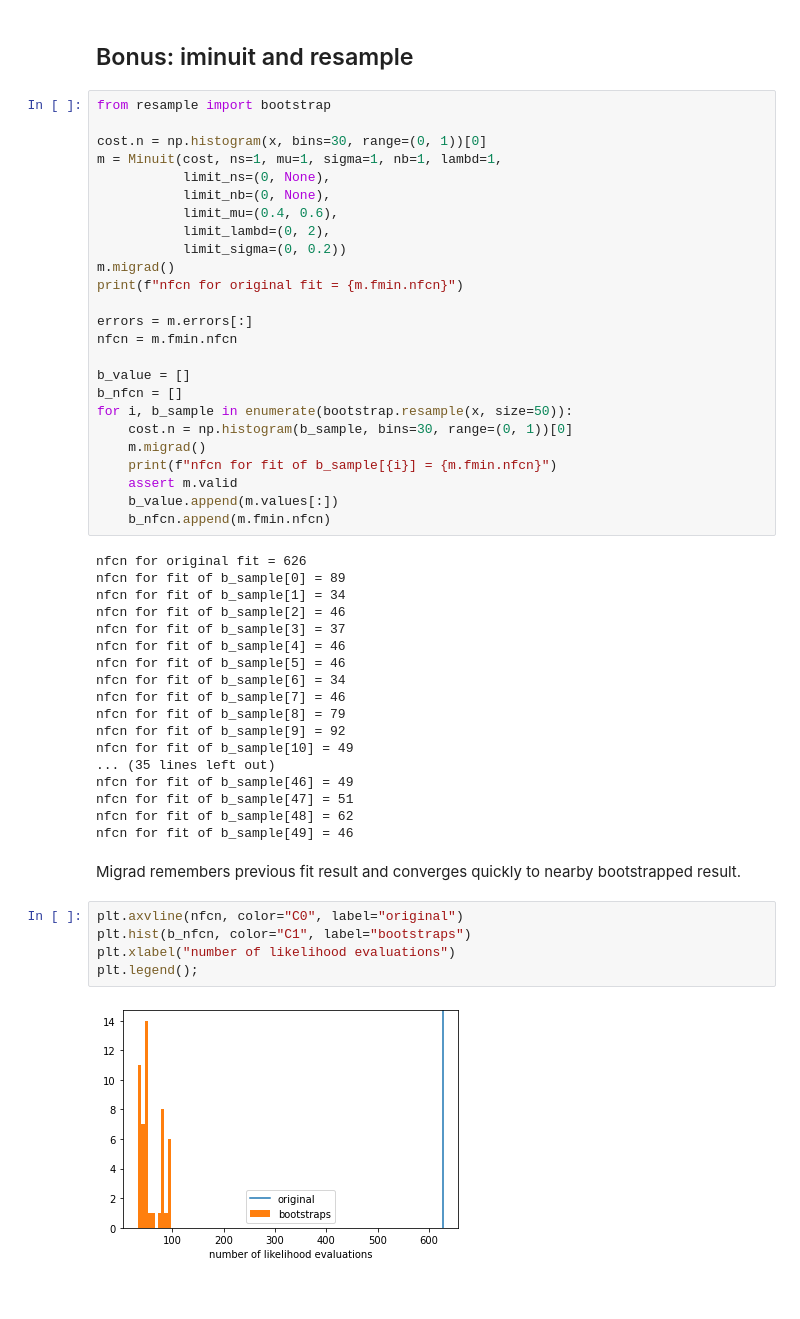
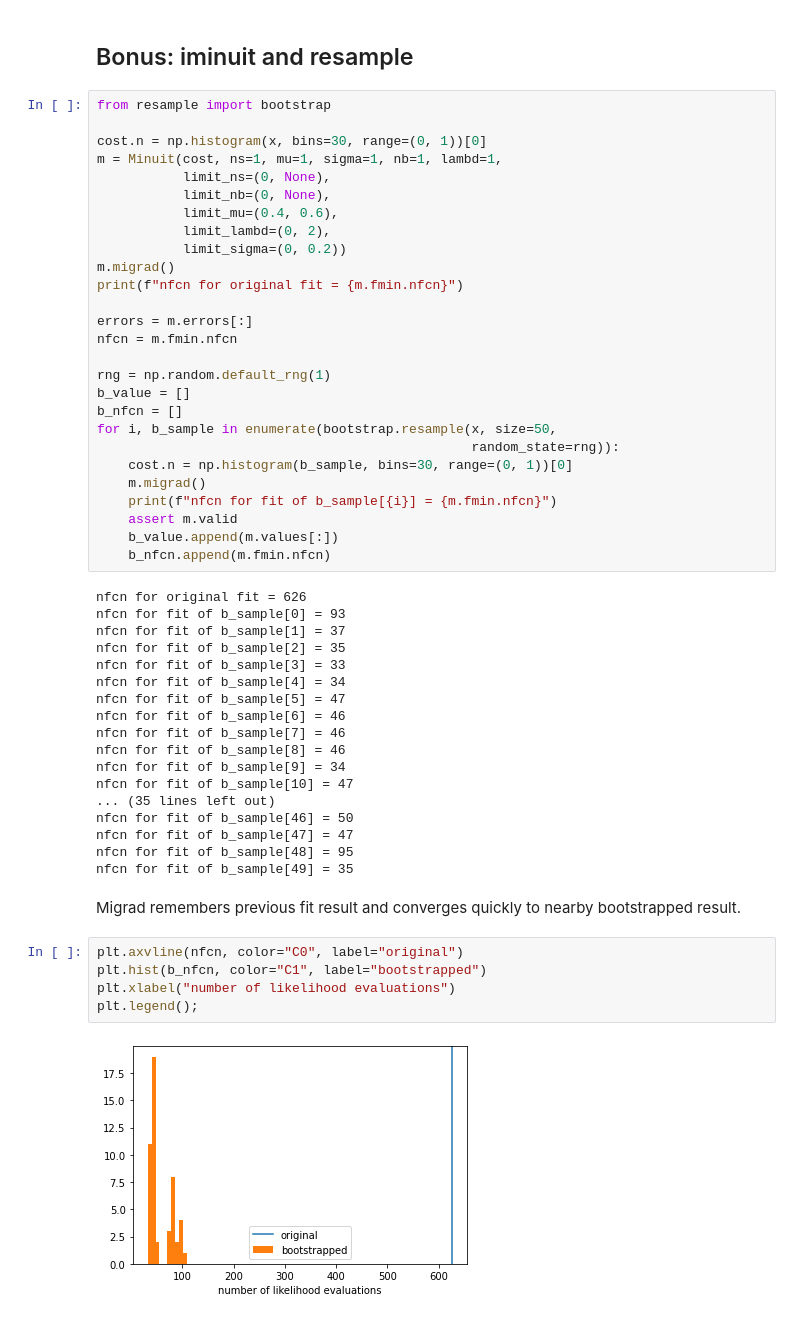
Before and after one commit to HDembinski/pyhep-2020-iminuit, a Jupyter notebook: iminuit.ipynb, the cells around one changed output. Cells and saved outputs as stored; diff of their text form.

```diff
--- a/iminuit.ipynb
+++ b/iminuit.ipynb
@@ -615,9 +631,11 @@ print(f"nfcn for original fit = {m.fmin.nfcn}")
 errors = m.errors[:]
 nfcn = m.fmin.nfcn
 
+rng = np.random.default_rng(1)
 b_value = []
 b_nfcn = []
-for i, b_sample in enumerate(bootstrap.resample(x, size=50)):
+for i, b_sample in enumerate(bootstrap.resample(x, size=50,
+                                                random_state=rng)):
     cost.n = np.histogram(b_sample, bins=30, range=(0, 1))[0]
     m.migrad()
     print(f"nfcn for fit of b_sample[{i}] = {m.fmin.nfcn}")
@@ -626,31 +644,31 @@ for i, b_sample in enumerate(bootstrap.resample(x, size=50)):
     b_nfcn.append(m.fmin.nfcn)
 # %% [output]
 nfcn for original fit = 626
-nfcn for fit of b_sample[0] = 89
-nfcn for fit of b_sample[1] = 34
-nfcn for fit of b_sample[2] = 46
-nfcn for fit of b_sample[3] = 37
-nfcn for fit of b_sample[4] = 46
-nfcn for fit of b_sample[5] = 46
-nfcn for fit of b_sample[6] = 34
+nfcn for fit of b_sample[0] = 93
+nfcn for fit of b_sample[1] = 37
+nfcn for fit of b_sample[2] = 35
+nfcn for fit of b_sample[3] = 33
+nfcn for fit of b_sample[4] = 34
+nfcn for fit of b_sample[5] = 47
+nfcn for fit of b_sample[6] = 46
 nfcn for fit of b_sample[7] = 46
-nfcn for fit of b_sample[8] = 79
-nfcn for fit of b_sample[9] = 92
-nfcn for fit of b_sample[10] = 49
+nfcn for fit of b_sample[8] = 46
+nfcn for fit of b_sample[9] = 34
+nfcn for fit of b_sample[10] = 47
 ... (35 lines left out)
-nfcn for fit of b_sample[46] = 49
-nfcn for fit of b_sample[47] = 51
-nfcn for fit of b_sample[48] = 62
-nfcn for fit of b_sample[49] = 46
+nfcn for fit of b_sample[46] = 50
+nfcn for fit of b_sample[47] = 47
+nfcn for fit of b_sample[48] = 95
+nfcn for fit of b_sample[49] = 35
 # %% [markdown]
 Migrad remembers previous fit result and converges quickly to nearby bootstrapped result.
 # %%
 plt.axvline(nfcn, color="C0", label="original")
-plt.hist(b_nfcn, color="C1", label="bootstraps")
+plt.hist(b_nfcn, color="C1", label="bootstrapped")
 plt.xlabel("number of likelihood evaluations")
 plt.legend();
 # %% [output]
-[figure, old version]
+[figure, new version]
 # %%
 b_cov = np.cov(np.transpose(b_value))
 b_errors = np.diag(b_cov) ** 0.5
```
Also changed, not shown: parts of 6 cells of this notebook, 2 other files.
